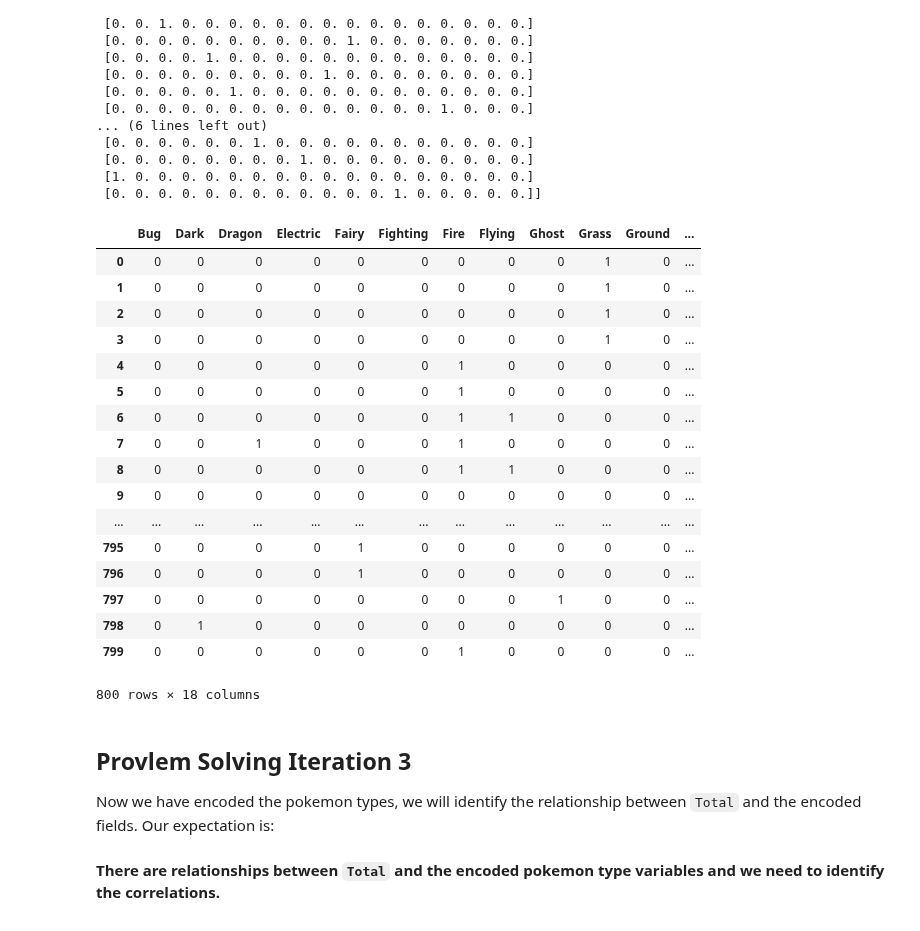
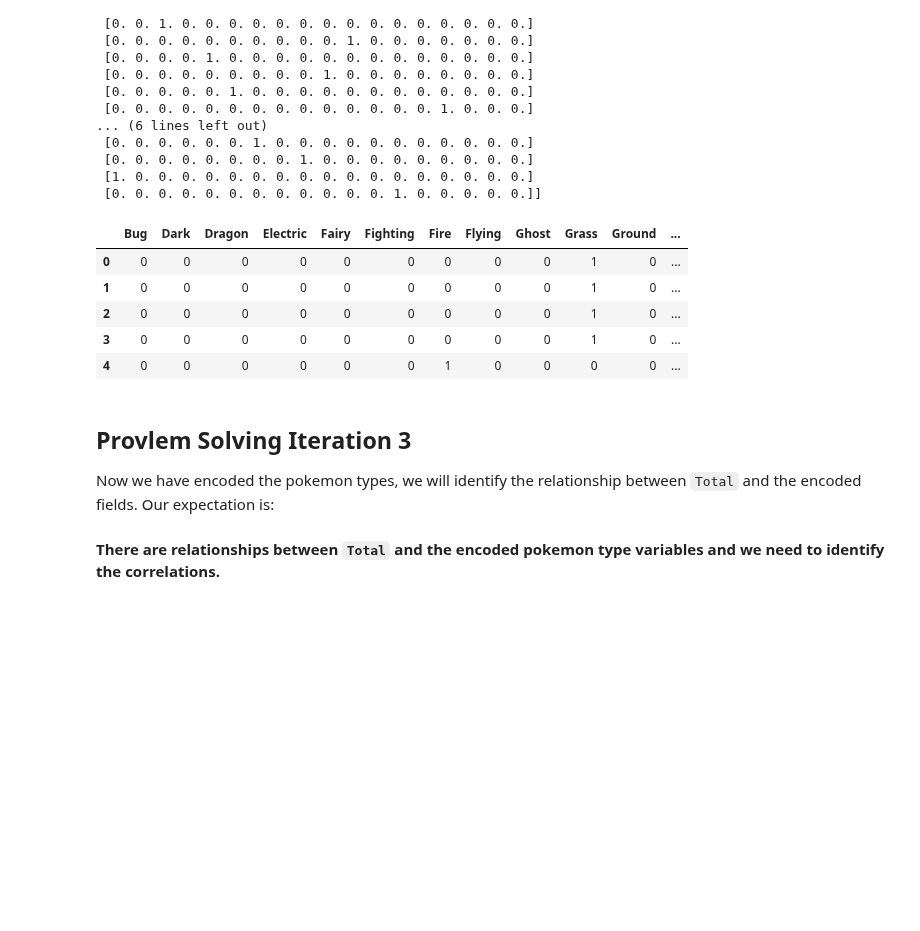
Before and after one commit to davidlafuentem/data-labs, a Jupyter notebook: module-2/lab-df-calculation-and-transformation/your-code/challenge-2.ipynb, the cells around one changed output. Drawn from its saved outputs; the diff is of its cells as text; code cells hidden in the pictures; blank space fills up the shorter version.

```diff
--- a/module-2/lab-df-calculation-and-transformation/your-code/challenge-2.ipynb
+++ b/module-2/lab-df-calculation-and-transformation/your-code/challenge-2.ipynb
@@ -140,26 +140,15 @@ print(onehot_encoded)
  [1. 0. 0. 0. 0. 0. 0. 0. 0. 0. 0. 0. 0. 0. 0. 0. 0. 0.]
  [0. 0. 0. 0. 0. 0. 0. 0. 0. 0. 0. 0. 1. 0. 0. 0. 0. 0.]]
 # %%
-pd.get_dummies(pokemon['Type 2']) + pd.get_dummies(pokemon['Type 1'])
+onehot_encoded = pd.get_dummies(pokemon['Type 2']) + pd.get_dummies(pokemon['Type 1'])
+onehot_encoded.head()
 # %% [output]
 |  | Bug | Dark | Dragon | Electric | Fairy | Fighting | Fire | Flying | Ghost | Grass | Ground | ... |
 | 0 | 0 | 0 | 0 | 0 | 0 | 0 | 0 | 0 | 0 | 1 | 0 | ... |
 | 1 | 0 | 0 | 0 | 0 | 0 | 0 | 0 | 0 | 0 | 1 | 0 | ... |
 | 2 | 0 | 0 | 0 | 0 | 0 | 0 | 0 | 0 | 0 | 1 | 0 | ... |
 | 3 | 0 | 0 | 0 | 0 | 0 | 0 | 0 | 0 | 0 | 1 | 0 | ... |
 | 4 | 0 | 0 | 0 | 0 | 0 | 0 | 1 | 0 | 0 | 0 | 0 | ... |
-| 5 | 0 | 0 | 0 | 0 | 0 | 0 | 1 | 0 | 0 | 0 | 0 | ... |
-| 6 | 0 | 0 | 0 | 0 | 0 | 0 | 1 | 1 | 0 | 0 | 0 | ... |
-| 7 | 0 | 0 | 1 | 0 | 0 | 0 | 1 | 0 | 0 | 0 | 0 | ... |
-| 8 | 0 | 0 | 0 | 0 | 0 | 0 | 1 | 1 | 0 | 0 | 0 | ... |
-| 9 | 0 | 0 | 0 | 0 | 0 | 0 | 0 | 0 | 0 | 0 | 0 | ... |
-| ... | ... | ... | ... | ... | ... | ... | ... | ... | ... | ... | ... | ... |
-| 795 | 0 | 0 | 0 | 0 | 1 | 0 | 0 | 0 | 0 | 0 | 0 | ... |
-| 796 | 0 | 0 | 0 | 0 | 1 | 0 | 0 | 0 | 0 | 0 | 0 | ... |
-| 797 | 0 | 0 | 0 | 0 | 0 | 0 | 0 | 0 | 1 | 0 | 0 | ... |
-| 798 | 0 | 1 | 0 | 0 | 0 | 0 | 0 | 0 | 0 | 0 | 0 | ... |
-| 799 | 0 | 0 | 0 | 0 | 0 | 0 | 1 | 0 | 0 | 0 | 0 | ... |
-800 rows × 18 columns
 # %% [markdown]
 ## Provlem Solving Iteration 3
 
```
Also changed, not shown: parts of 2 cells of this notebook.
